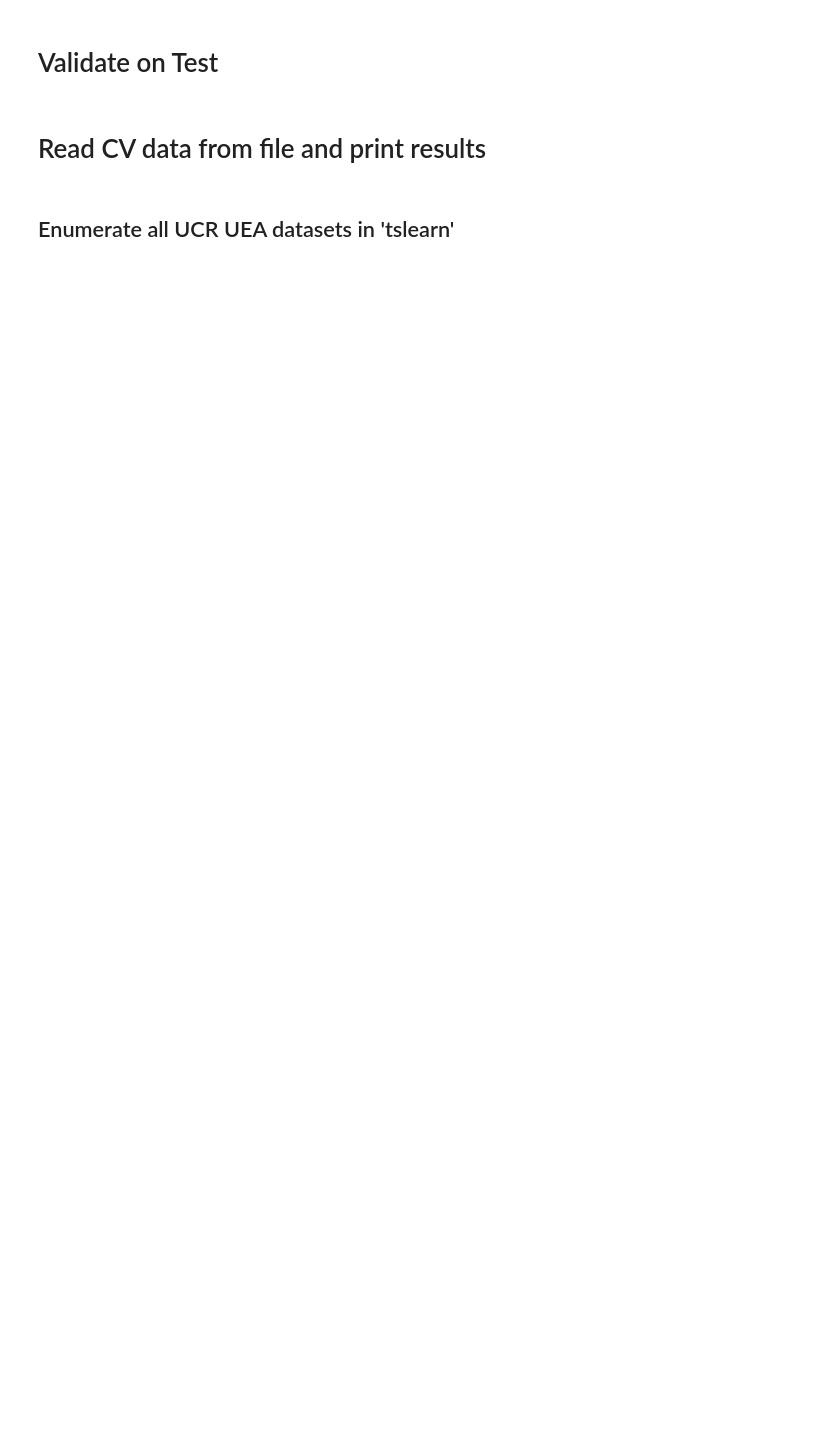
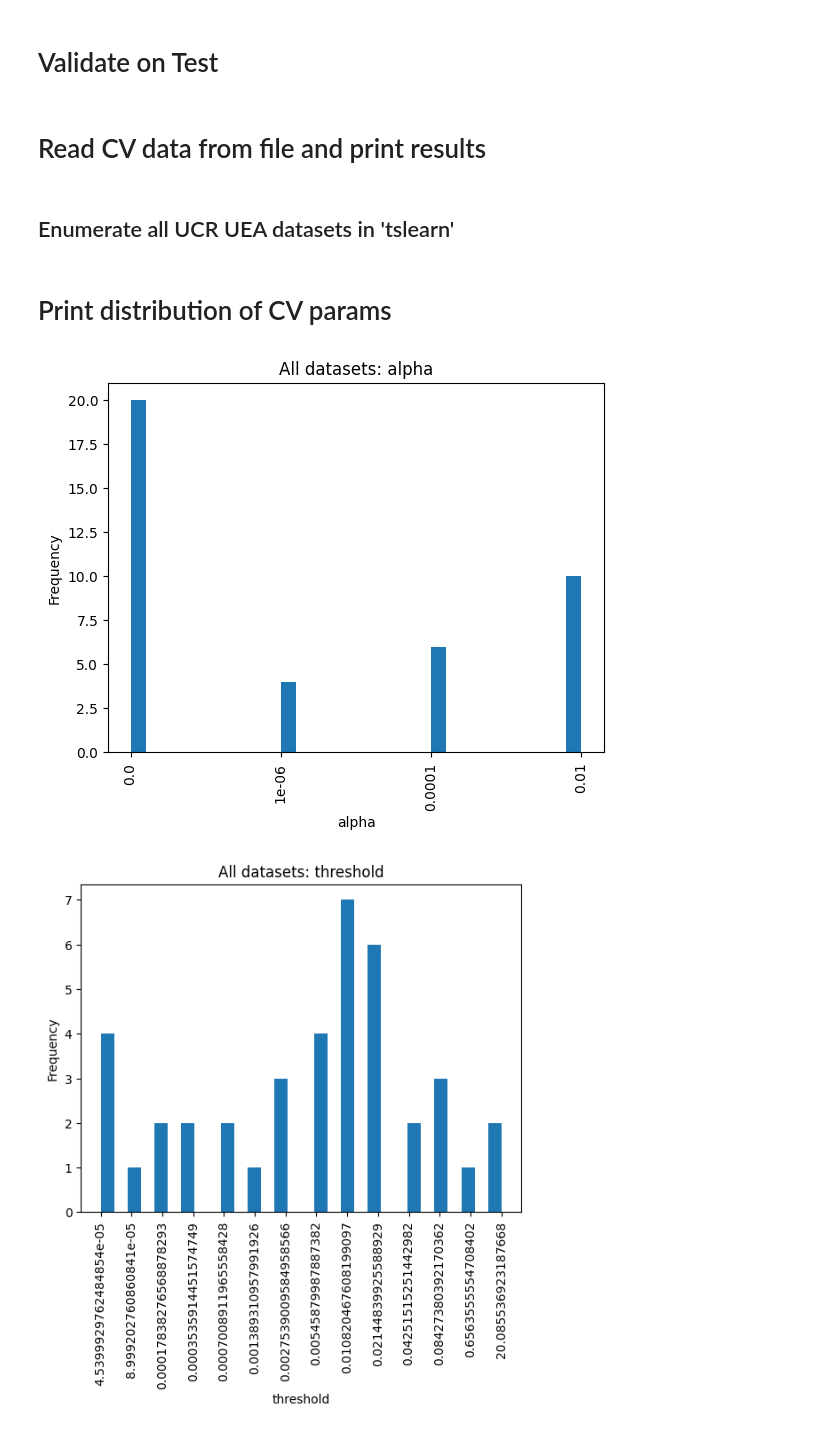
Before and after one commit to nikitazozoulenko/kernel-timeseries-anomaly-detection, a Jupyter notebook: print_results.ipynb, the cells around one changed output. Cells and saved outputs as stored; diff of their text form; code cells hidden in the pictures; blank space fills up the shorter version.

Commit message:
created some code to print param distribution

```diff
--- a/print_results.ipynb
+++ b/print_results.ipynb
@@ -63,7 +104,7 @@ print_test_results(test_results)
 # Load the cross validation results
 cv_results = join_dicts_from_pickle_paths(
     [
-    "Data/Epilepsy.pkl",
+    "Data/cv_Epilepsy.pkl",
     "Data/cv_EthanolConcentration.pkl",
     "Data/cv_FingerMovements.pkl",
     "Data/cv_HandMovementDirection.pkl",
@@ -72,7 +113,6 @@ cv_results = join_dicts_from_pickle_paths(
     "Data/cv_MotorImagery.pkl",
     "Data/cv_NATOPS.pkl",
     "Data/cv_PEMS-SF.pkl",
-    "Data/cv_PenDigits.pkl",
     "Data/cv_PhonemeSpectra.pkl",
     "Data/cv_RacketSports.pkl",
     "Data/cv_SelfRegulationSCP1.pkl",
@@ -120,3 +160,5 @@ for dataset_name in UCR_UEA_datasets.list_multivariate_datasets():
     else:
         print("No dataset found")
         print()
+# %% [markdown]
+# Print distribution of CV params
@@ -122,0 +268,9 @@ for dataset_name in UCR_UEA_datasets.list_multivariate_datasets():
+# %%
+plot_cv_params_all_kernels(cv_results, "alpha")
+plot_cv_params_all_kernels(cv_results, "threshold")
+plot_cv_params_all_kernels(cv_results, "normalize")
+plot_cv_params_all_kernels(cv_results, "time")
+plot_cv_params_all_kernels(cv_results, "basepoint")
+# %% [output]
+[figure, added]
+[figure, added]
```
Also changed, not shown: parts of 6 cells of this notebook, 2 other files.
